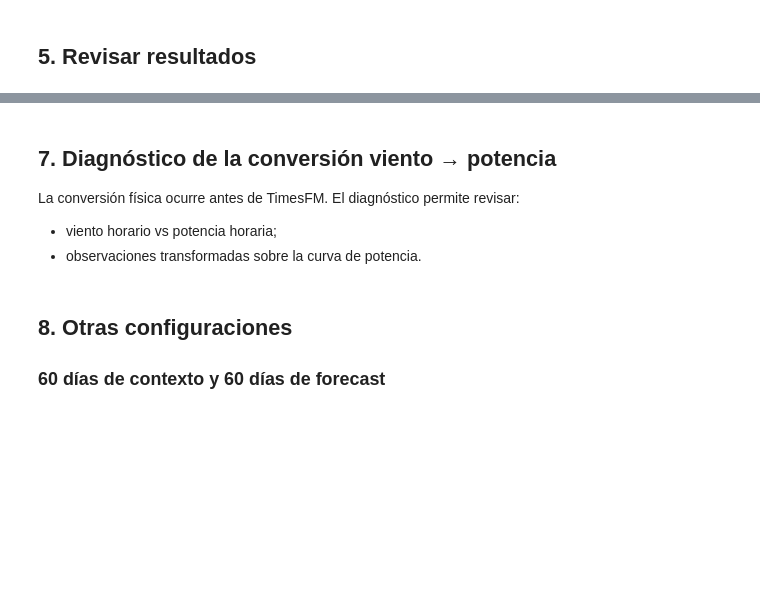
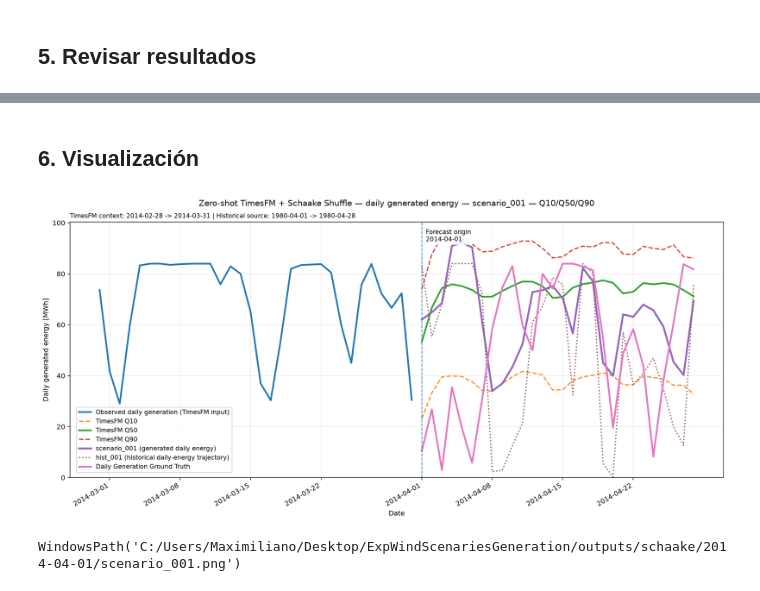
Before and after one commit to MaximilianoAMH/ExpWindScenariesGeneration, a Jupyter notebook: notebooks/TimesFM_Schaake_Quickstart.ipynb, the cells around one changed output, grey strips where cells are left out. Saved outputs shown, nothing was run; the diff lists cells and outputs as text; code cells hidden in the pictures; blank space fills up the shorter version.

Commit message:
finaliza código con potencia total diaria

```diff
--- a/notebooks/TimesFM_Schaake_Quickstart.ipynb
+++ b/notebooks/TimesFM_Schaake_Quickstart.ipynb
@@ -432,9 +289,10 @@ def generate_power_scenarios(
 # %%
-result = generate_power_scenarios(
+result = generate_energy_scenarios(
     origin="2014-04-01",
     historical_method="same_calendar_date",
     context_len=32,
     horizon_len=28,
+    energy_bounds_policy="none",
 )
 # %% [markdown]
 ## 5. Revisar resultados
@@ -472,3 +331,5 @@ fan    -> todos los escenarios
+# %% [markdown]
+## 6. Visualización
 # %%
 def visualize_result(
     result: dict,
@@ -583,10 +417,13 @@ def visualize_result(
     return plot_path
 # %%
 # Escenario 1 con Q10, Q50 y Q90.
-scenario_plot = visualize_result(
+visualize_result(
     result,
     mode="single",
     scenario_number=1,
     all_quantiles=False,
 )
+# %% [output]
+[figure, added]
+WindowsPath('C:/Users/Maximiliano/Desktop/ExpWindScenariesGeneration/outputs/schaake/2014-04-01/scenario_001.png')
 # %%
@@ -628,10 +446,3 @@ scenario_plot = visualize_result(
 #     export_all=True,
 #     display_plot=False,
 # )
-# %% [markdown]
-## 7. Diagnóstico de la conversión viento → potencia
-
-La conversión física ocurre antes de TimesFM. El diagnóstico permite revisar:
-
-- viento horario vs potencia horaria;
-- observaciones transformadas sobre la curva de potencia.
@@ -695,4 +448,0 @@ def plot_wind_power_preprocessing(
-# %% [markdown]
-## 8. Otras configuraciones
-
-### 60 días de contexto y 60 días de forecast
```
Also changed, not shown: parts of 25 cells of this notebook, 13 other files.
